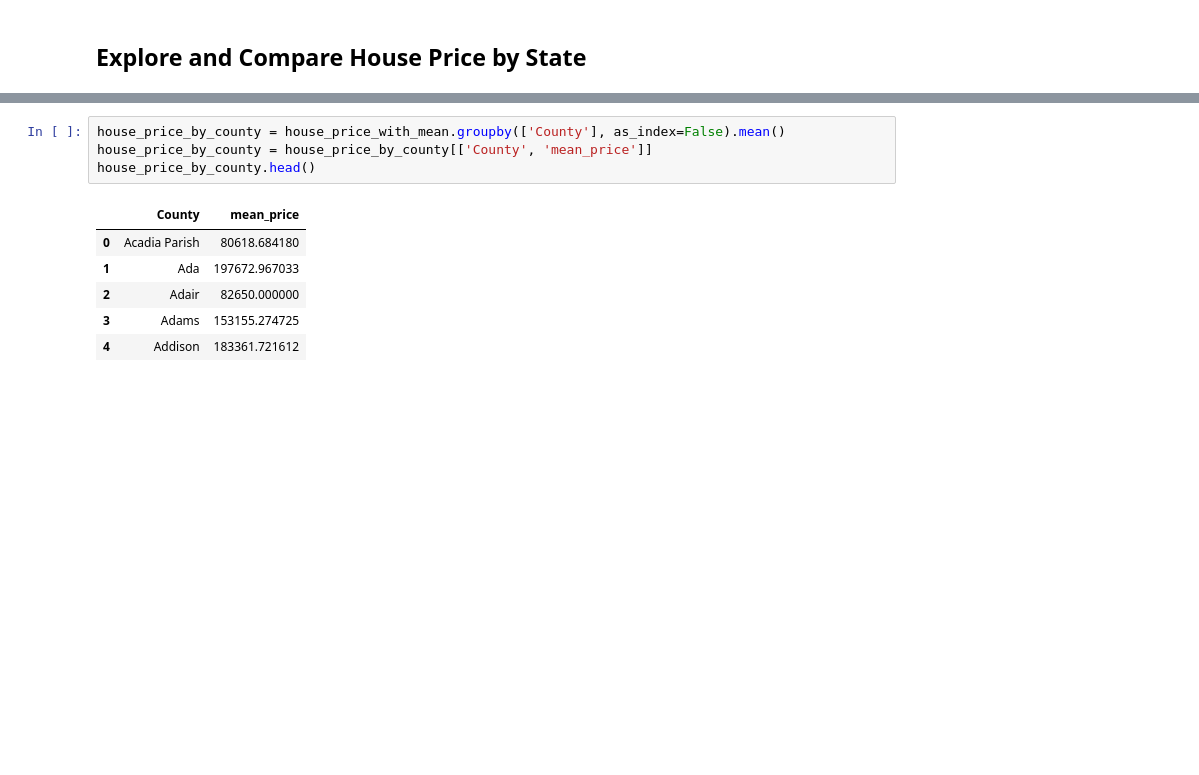
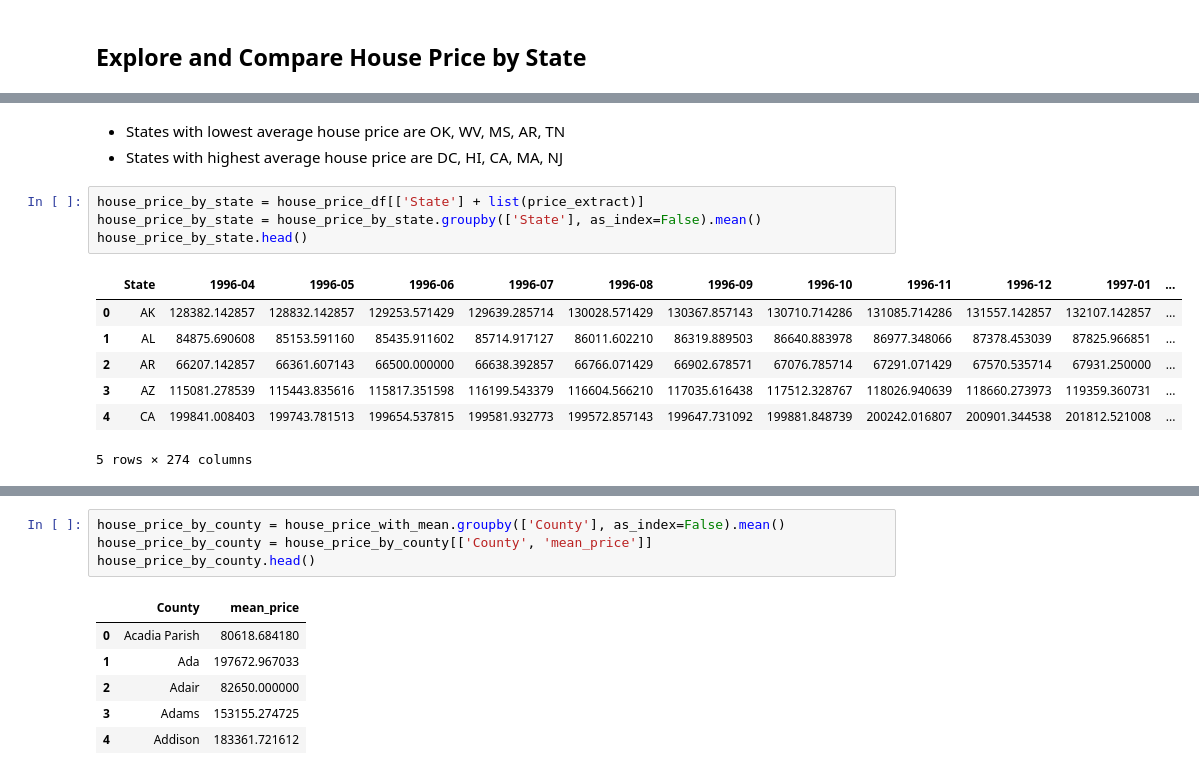
Before and after one commit to psylanrex/notebooks, a Jupyter notebook: re_main.ipynb, the cells around one changed output, grey strips where cells are left out. Saved outputs shown, nothing was run; the diff lists cells and outputs as text; blank space fills up the shorter version.

```diff
--- a/re_main.ipynb
+++ b/re_main.ipynb
@@ -131,0 +150,15 @@ house_price_by_state.head()
+# %% [markdown]
+* States with lowest average house price are OK, WV, MS, AR, TN
+* States with highest average house price are DC, HI, CA, MA, NJ
+# %%
+house_price_by_state = house_price_df[['State'] + list(price_extract)]
+house_price_by_state = house_price_by_state.groupby(['State'], as_index=False).mean()
+house_price_by_state.head()
+# %% [output]
+|  | State | 1996-04 | 1996-05 | 1996-06 | 1996-07 | 1996-08 | 1996-09 | 1996-10 | 1996-11 | 1996-12 | 1997-01 | ... |
+| 0 | AK | 128382.142857 | 128832.142857 | 129253.571429 | 129639.285714 | 130028.571429 | 130367.857143 | 130710.714286 | 131085.714286 | 131557.142857 | 132107.142857 | ... |
+| 1 | AL | 84875.690608 | 85153.591160 | 85435.911602 | 85714.917127 | 86011.602210 | 86319.889503 | 86640.883978 | 86977.348066 | 87378.453039 | 87825.966851 | ... |
+| 2 | AR | 66207.142857 | 66361.607143 | 66500.000000 | 66638.392857 | 66766.071429 | 66902.678571 | 67076.785714 | 67291.071429 | 67570.535714 | 67931.250000 | ... |
+| 3 | AZ | 115081.278539 | 115443.835616 | 115817.351598 | 116199.543379 | 116604.566210 | 117035.616438 | 117512.328767 | 118026.940639 | 118660.273973 | 119359.360731 | ... |
+| 4 | CA | 199841.008403 | 199743.781513 | 199654.537815 | 199581.932773 | 199572.857143 | 199647.731092 | 199881.848739 | 200242.016807 | 200901.344538 | 201812.521008 | ... |
+5 rows × 274 columns
```
Also changed, not shown: parts of 13 cells of this notebook.
